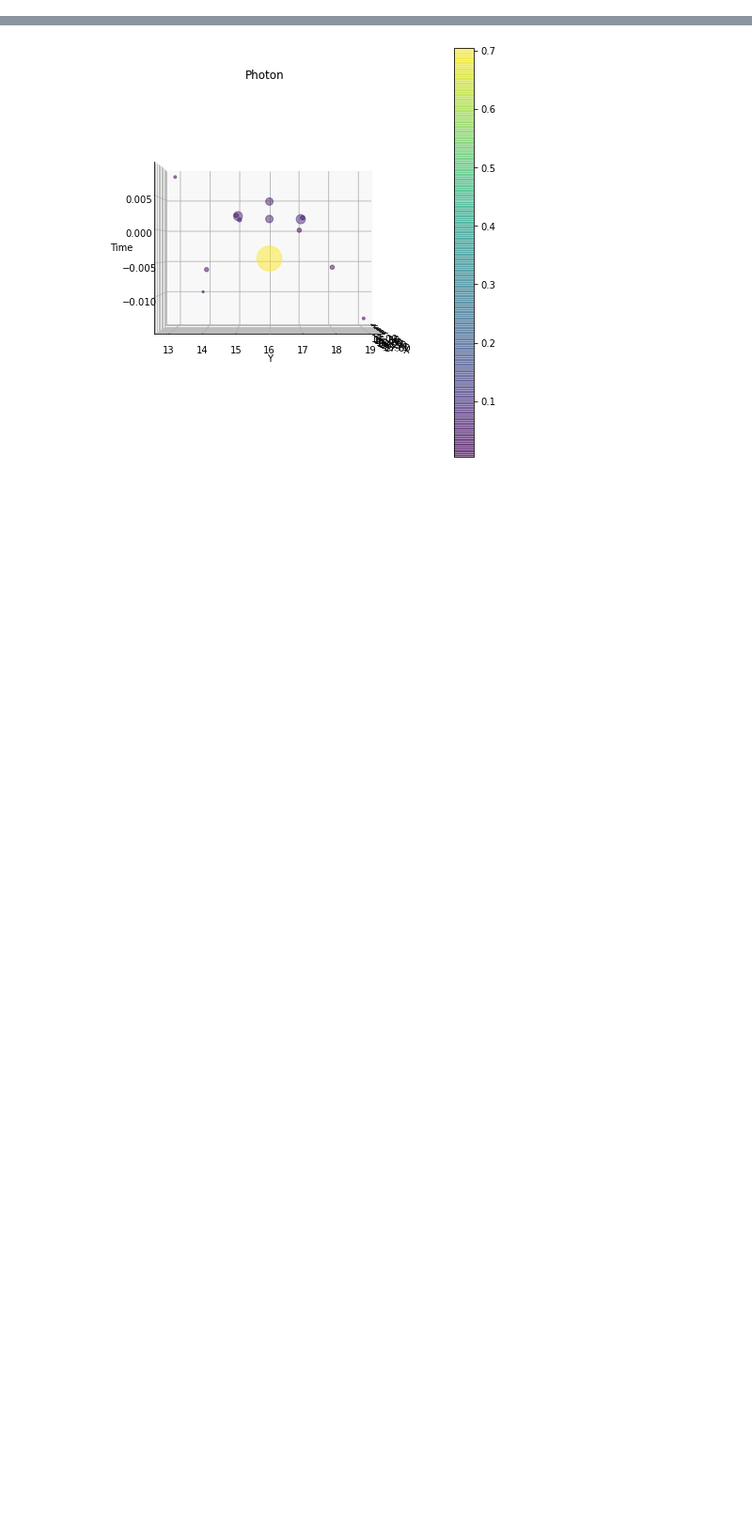
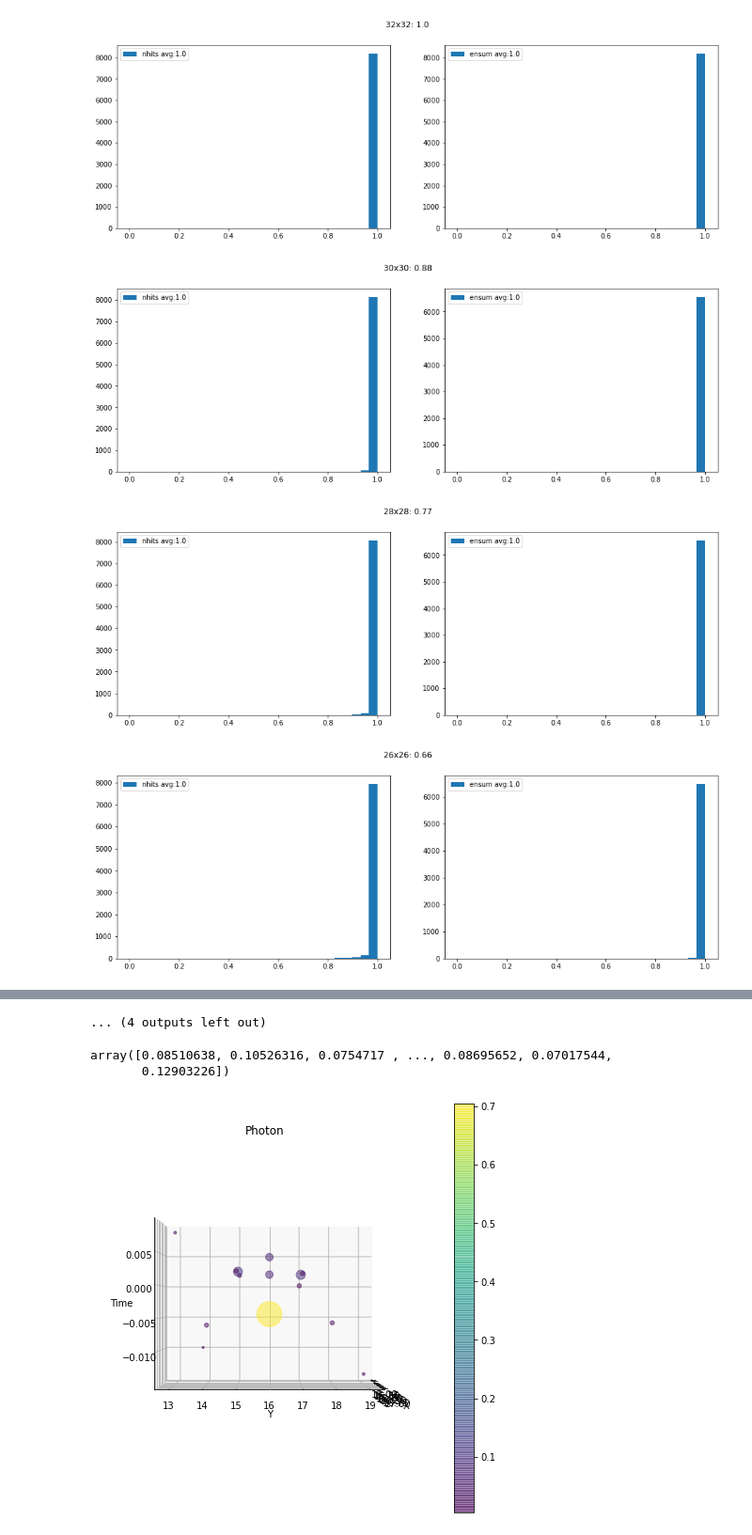
Before and after one commit to ekoenig4/ParticleImages, a Jupyter notebook: data-visualization.ipynb, the cells around one changed output, grey strips where cells are left out. Shown at 94% size. Cells and saved outputs as stored; diff of their text form; code cells hidden in the pictures; blank space fills up the shorter version.

```diff
--- a/data-visualization.ipynb
+++ b/data-visualization.ipynb
@@ -55,0 +64,23 @@ el_X_mean = np.mean(X_train[y_train == 1],axis=0).reshape(1,32,32,2)
+# %%
+get_nhits = lambda X : np.sum(~np.isnan(X.reshape(-1,X.shape[1]**2)),axis=-1)
+get_ensum = lambda X : np.nansum(X.reshape(-1,X.shape[1]**2),axis=-1)
+nhits = get_nhits(X_train[:,:,:,0])
+ensum = get_ensum(X_train[:,:,:,0])
+for crop in range(32//2):
+    X_crop = X_train[:,crop:32-crop,crop:32-crop,0]
+    nhits_perc = get_nhits(X_crop)/nhits
+    ensum_perc = get_ensum(X_crop)/ensum
+
+
+
+    fig,axs = plt.subplots(ncols=2,figsize=(16,5))
+    axs[0].hist(nhits_perc,bins=np.linspace(0,1,30),label=f"nhits avg:{np.nanmean(nhits_perc):.2}")
+    axs[1].hist(ensum_perc,bins=np.linspace(0,1,30),label=f"ensum avg:{np.nanmean(ensum_perc):.2}")
+    axs[0].legend(); axs[1].legend();
+    fig.suptitle(f"{32-2*crop}x{32-2*crop}: {(32-2*crop)**2/32**2:.2}")
+    plt.show()
+# %% [output]
+[figure, added]
+[figure, added]
+[figure, added]
+[figure, added]
@@ -56,3 +95,9 @@ el_X_mean = np.mean(X_train[y_train == 1],axis=0).reshape(1,32,32,2)
+... (4 outputs left out)
+# %%
+nhits_perc
+# %% [output]
+array([0.08510638, 0.10526316, 0.0754717 , ..., 0.08695652, 0.07017544,
+       0.12903226])
 # %%
 %matplotlib inline
 pic.plot_spacetime(ph_X_mean,[0],lo=0.005);
```
Also changed, not shown: parts of 4 cells of this notebook, 1 other file.
